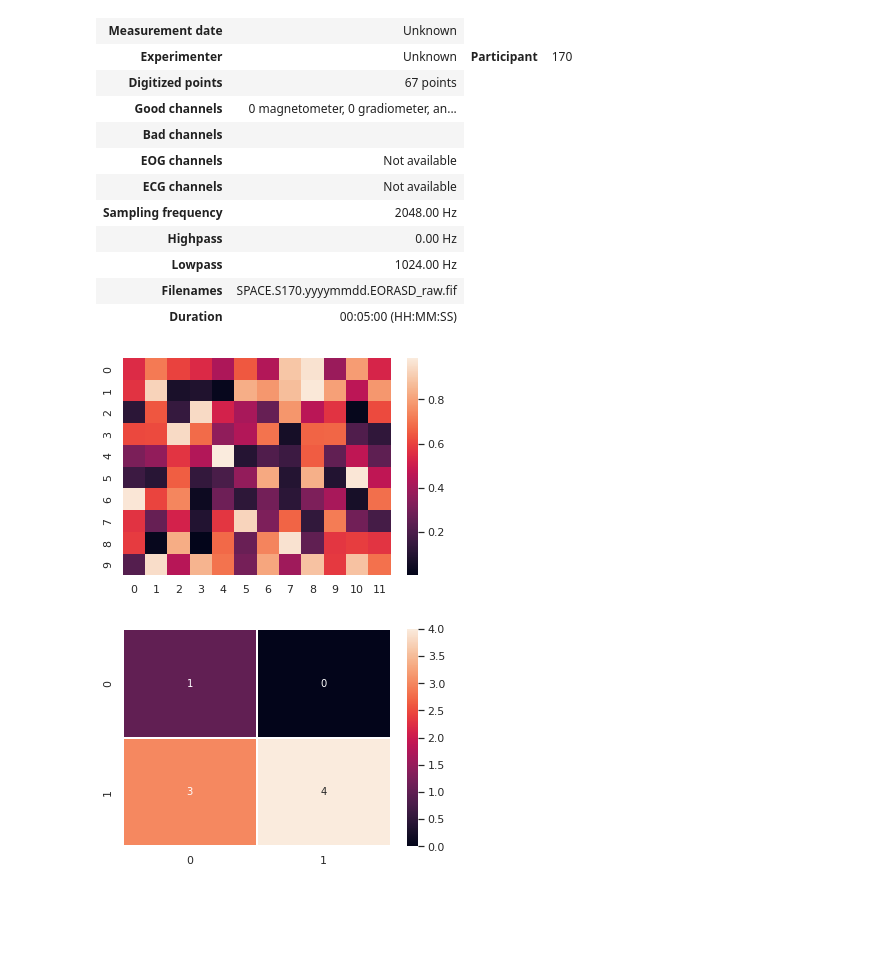
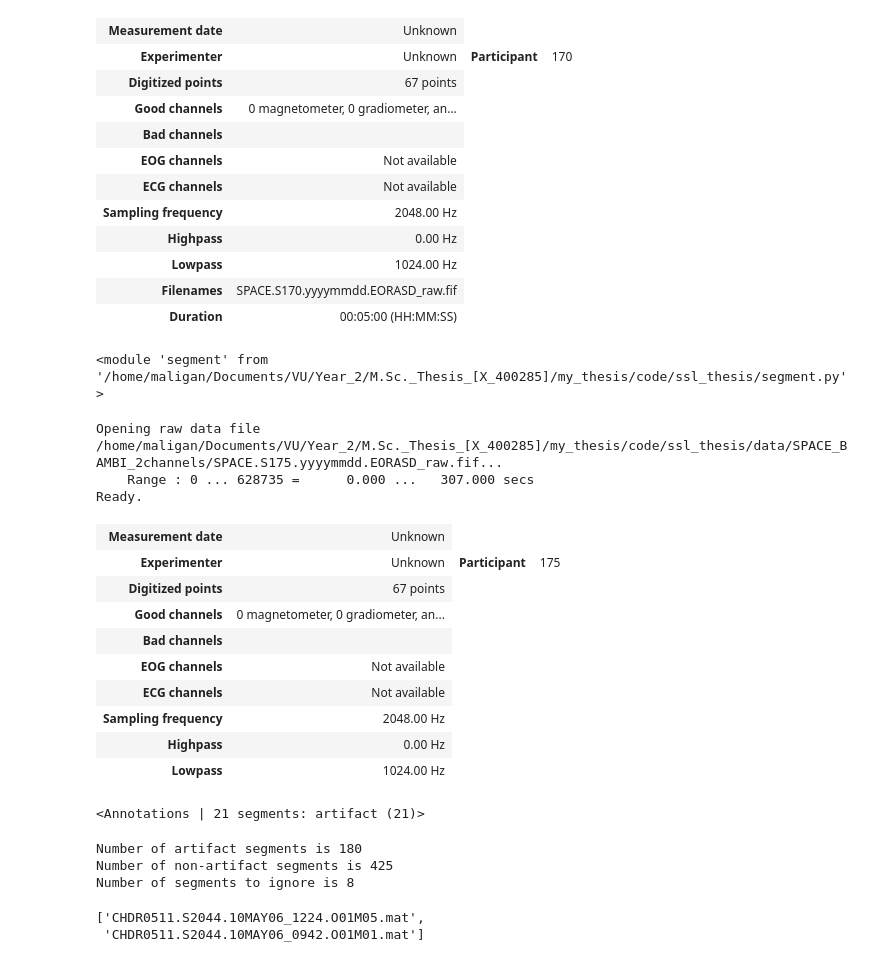
Before and after one commit to etiennegalea/ssl_generic_eeg, a Jupyter notebook: test.ipynb, the cells around one changed output. Cells and saved outputs as stored; diff of their text form; code cells hidden in the pictures; blank space fills up the shorter version.

```diff
--- a/test.ipynb
+++ b/test.ipynb
@@ -578,27 +583,14 @@ Ready.
 | Lowpass | 1024.00 Hz |
 | Filenames | SPACE.S170.yyyymmdd.EORASD_raw.fif |
 | Duration | 00:05:00 (HH:MM:SS) |
-# %%
-import numpy as np; np.random.seed(0)
-import seaborn as sns; sns.set_theme()
-import pprint
-pp = pprint.PrettyPrinter(indent=4)
-%matplotlib inline
-
-
-uniform_data = np.random.rand(10, 12)
-ax = sns.heatmap(uniform_data)
-# %% [output]
-[figure, removed]
-# %%
-from sklearn.metrics import confusion_matrix
-import matplotlib.pyplot as plt
-
-y_true = [0,1,1,1,1,1,1,1]
-y_pred = [0,1,0,1,0,1,0,1]
-
-
-sns.heatmap(confusion_matrix(y_true, y_pred), annot=True, fmt='d', linewidths=2)
-plt.savefig('conf_matrix.png')
-# %% [output]
-[figure, removed]
+# %%
+importlib.reload(sys.modules['segment'])
+# %% [output]
+<module 'segment' from '/home/maligan/Documents/VU/Year_2/M.Sc._Thesis_[X_400285]/my_thesis/code/ssl_thesis/segment.py'>
+# %%
+segmenter = Segmenter()
+raw = mne.io.read_raw_fif('/home/maligan/Documents/VU/Year_2/M.Sc._Thesis_[X_400285]/my_thesis/code/ssl_thesis/data/SPACE_BAMBI_2channels/SPACE.S175.yyyymmdd.EORASD_raw.fif')
+# %% [output]
+Opening raw data file /home/maligan/Documents/VU/Year_2/M.Sc._Thesis_[X_400285]/my_thesis/code/ssl_thesis/data/SPACE_BAMBI_2channels/SPACE.S175.yyyymmdd.EORASD_raw.fif...
+    Range : 0 ... 628735 =      0.000 ...   307.000 secs
+Ready.
@@ -604,0 +599,40 @@ plt.savefig('conf_matrix.png')
+# %%
+raw.info
+# %% [output]
+| Measurement date | Unknown |
+| Experimenter | Unknown | Participant | 175 |
+| Digitized points | 67 points |
+| Good channels | 0 magnetometer, 0 gradiometer, an... |
+| Bad channels |  |
+| EOG channels | Not available |
+| ECG channels | Not available |
+| Sampling frequency | 2048.00 Hz |
+| Highpass | 0.00 Hz |
+| Lowpass | 1024.00 Hz |
+# %%
+raw.annotations
+# %% [output]
+<Annotations | 21 segments: artifact (21)>
+# %%
+# Print results
+ids = [e[2] for e in mapped_segments.events]  # all ids
+idx_ignore = [id for id, id_ in enumerate(ids) if id_ == 2]  # ids of segments to ignore
+idx_artifacts = [id for id, id_ in enumerate(ids) if id_ == 0]  # ids of artifact segments
+idx_nonartifacts = [id for id, id_ in enumerate(ids) if id_ == 1]  # ids of nonartifact segments
+print('Number of artifact segments is {}'.format(len(idx_artifacts)))
+print('Number of non-artifact segments is {}'.format(len(idx_nonartifacts)))
+print('Number of segments to ignore is {}'.format(len(idx_ignore)))
+# %% [output]
+Number of artifact segments is 180
+Number of non-artifact segments is 425
+Number of segments to ignore is 8
+# %%
+import pathlib
+
+dir_path = "/home/maligan/Documents/VU/Year_2/M.Sc._Thesis_[X_400285]/my_thesis/code/ssl_thesis/data/scopolamine/mats/raws/"
+
+mats = os.listdir(dir_path)
+mats
+# %% [output]
+['CHDR0511.S2044.10MAY06_1224.O01M05.mat',
+ 'CHDR0511.S2044.10MAY06_0942.O01M01.mat']
```
Also changed, not shown: parts of 5 cells of this notebook, 1 other file.
